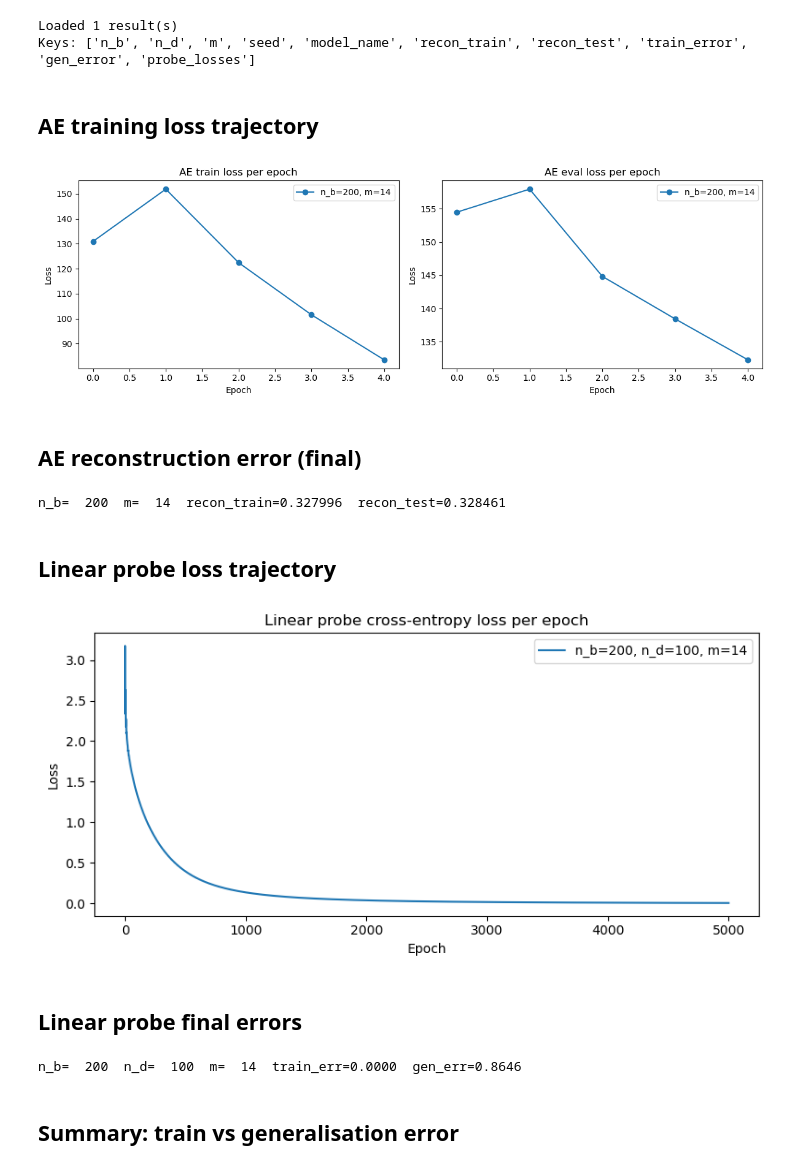
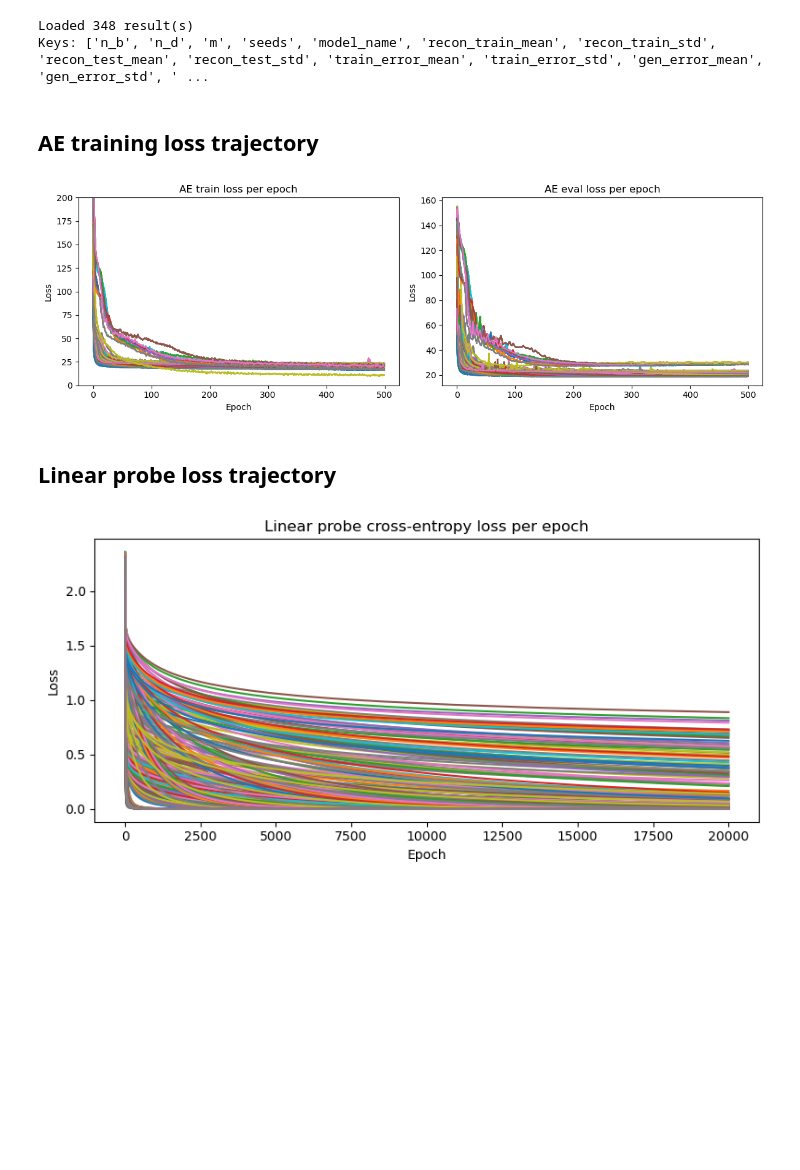
Before and after one commit to valentinanjaradi/benchmark_VAE, a Jupyter notebook: inspect_results.ipynb, the cells around one changed output. Cells and saved outputs as stored; diff of their text form; code cells hidden in the pictures; blank space fills up the shorter version.

```diff
--- a/inspect_results.ipynb
+++ b/inspect_results.ipynb
@@ -5,7 +5,7 @@ import glob
 import numpy as np
 import matplotlib.pyplot as plt
 # %%
-RESULTS_DIR = 'results/mnist_ae_local'
+RESULTS_DIR = 'results/mnist_ae_grid_train_longer'
 
 results = []
 for path in sorted(glob.glob(os.path.join(RESULTS_DIR, 'result_*.pkl'))):
@@ -15,8 +15,8 @@ for path in sorted(glob.glob(os.path.join(RESULTS_DIR, 'result_*.pkl'))):
 print(f'Loaded {len(results)} result(s)')
 print('Keys:', list(results[0].keys()) if results else 'none')
 # %% [output]
-Loaded 1 result(s)
-Keys: ['n_b', 'n_d', 'm', 'seed', 'model_name', 'recon_train', 'recon_test', 'train_error', 'gen_error', 'probe_losses']
+Loaded 348 result(s)
+Keys: ['n_b', 'n_d', 'm', 'seeds', 'model_name', 'recon_train_mean', 'recon_train_std', 'recon_test_mean', 'recon_test_std', 'train_error_mean', 'train_error_std', 'gen_error_mean', 'gen_error_std', ' ...
 # %% [markdown]
 ## AE training loss trajectory
 # %%
@@ -26,8 +26,8 @@ fig, axes = plt.subplots(1, 2, figsize=(12, 4))
 
 for r in results:
     label = f"n_b={r['n_b']}, m={r['m']}"
-    ae_output_dir = os.path.join(RESULTS_DIR, f"ae_nb{r['n_b']}_m{r['m']}_seed{r['seed']}")
-
+    seed = 0
+    ae_output_dir = os.path.join(RESULTS_DIR, f"ae_nb{r['n_b']}_m{r['m']}_seed{seed}")
     if not os.path.isdir(ae_output_dir):
         print(f"Missing ae_output_dir for {label}")
         continue
@@ -48,57 +48,39 @@ for r in results:
     ae_eval  = saved.get('ae_eval_losses') or []
 
     if ae_train:
-        axes[0].plot(ae_train, marker='o', label=label)
+        axes[0].plot(ae_train, label=label)
     if ae_eval:
-        axes[1].plot(ae_eval, marker='o', label=label)
+        axes[1].plot(ae_eval,  label=label)
 
 axes[0].set_title('AE train loss per epoch')
 axes[0].set_xlabel('Epoch')
 axes[0].set_ylabel('Loss')
-axes[0].legend()
+axes[0].set_ylim(0, 200)
+#axes[0].legend()
 
 axes[1].set_title('AE eval loss per epoch')
 axes[1].set_xlabel('Epoch')
 axes[1].set_ylabel('Loss')
-axes[1].legend()
+#axes[1].legend()
 
 plt.tight_layout()
 plt.show()
 # %% [output]
-[figure, old version]
+[figure, new version]
-# %% [markdown]
-## AE reconstruction error (final)
-# %%
-for r in results:
-    print(f"n_b={r['n_b']:5d}  m={r['m']:4d}  "
-          f"recon_train={r['recon_train']:.6f}  recon_test={r['recon_test']:.6f}")
-# %% [output]
-n_b=  200  m=  14  recon_train=0.327996  recon_test=0.328461
 # %% [markdown]
 ## Linear probe loss trajectory
 # %%
 fig, ax = plt.subplots(figsize=(8, 4))
 
 for r in results:
     if r.get('probe_losses'):
         label = f"n_b={r['n_b']}, n_d={r['n_d']}, m={r['m']}"
         ax.plot(r['probe_losses'], label=label)
 
 ax.set_title('Linear probe cross-entropy loss per epoch')
 ax.set_xlabel('Epoch')
 ax.set_ylabel('Loss')
-ax.legend()
 plt.tight_layout()
 plt.show()
 # %% [output]
-[figure, old version]
+[figure, new version]
-# %% [markdown]
-## Linear probe final errors
-# %%
-for r in results:
-    print(f"n_b={r['n_b']:5d}  n_d={r['n_d']:5d}  m={r['m']:4d}  "
-          f"train_err={r['train_error']:.4f}  gen_err={r['gen_error']:.4f}")
-# %% [output]
-n_b=  200  n_d=  100  m=  14  train_err=0.0000  gen_err=0.8646
-# %% [markdown]
-## Summary: train vs generalisation error
```
Also changed, not shown: parts of 5 cells of this notebook, 2 other files.
